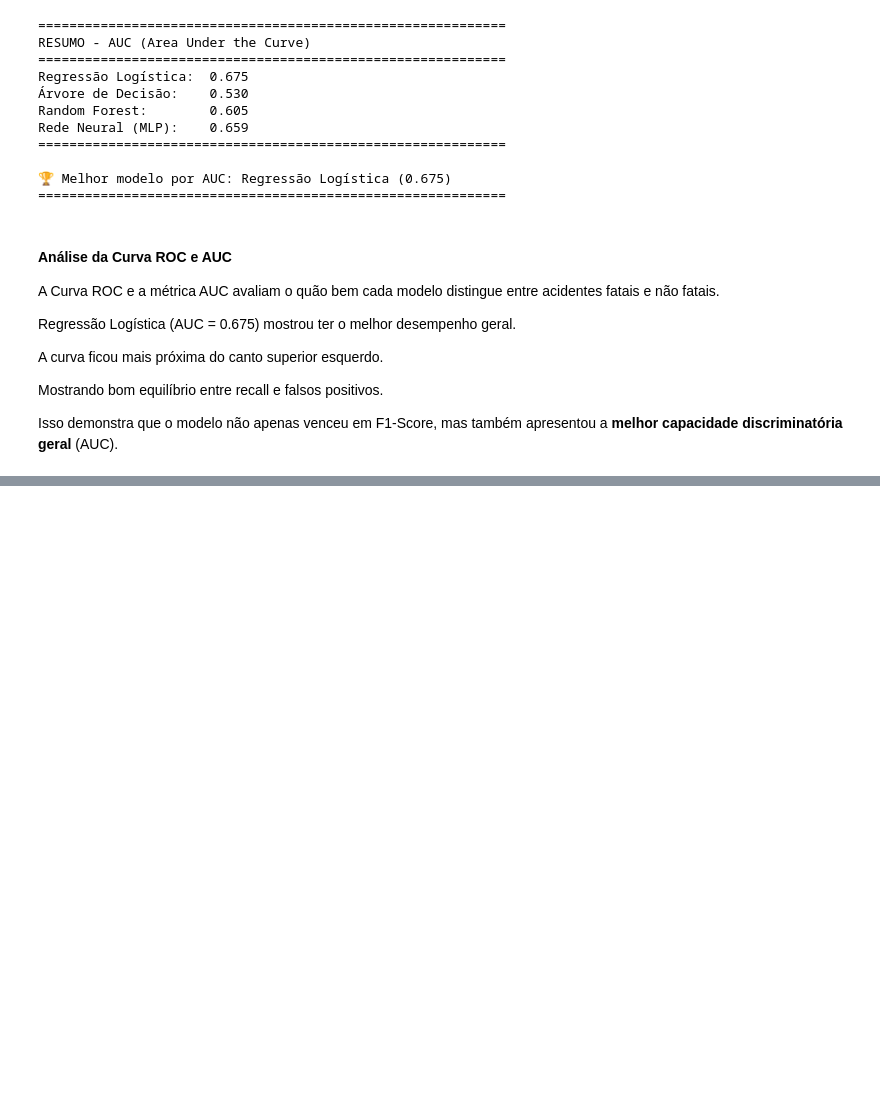
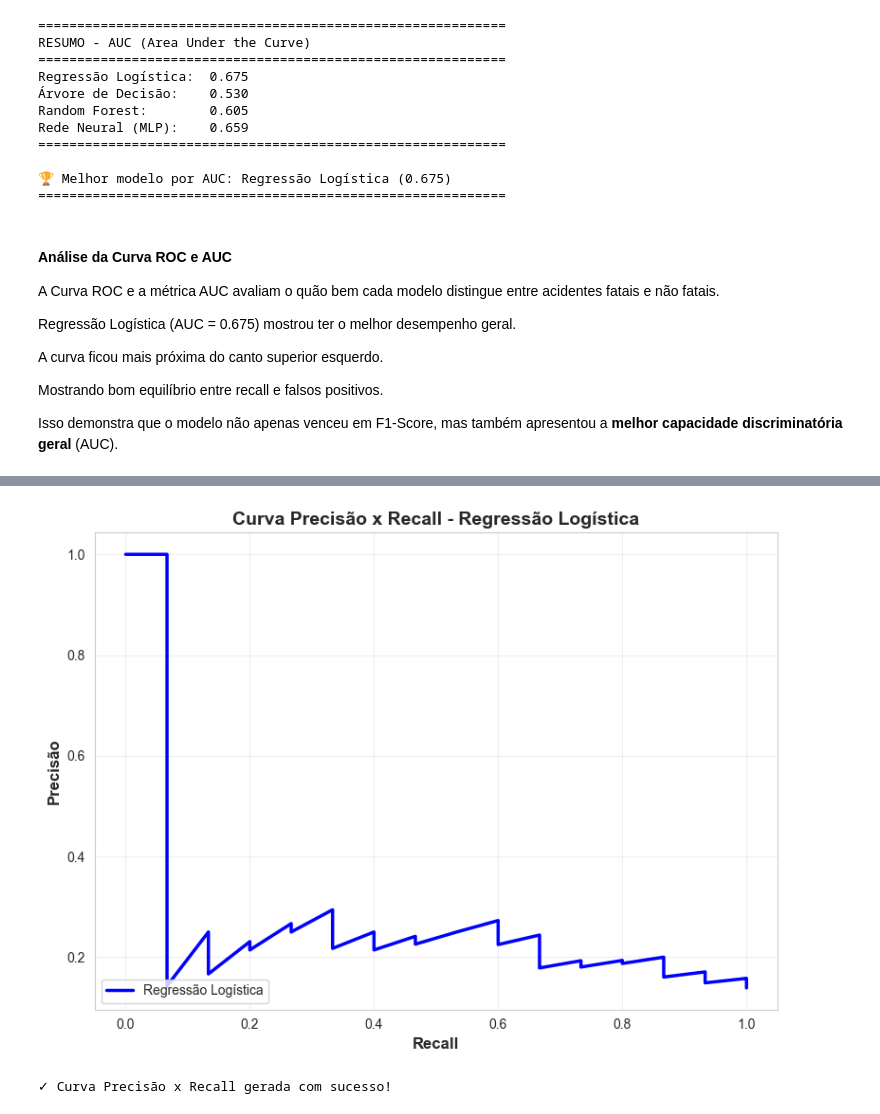
Before and after one commit to vtQuadros/Trabalho-Machine-Learning, a Jupyter notebook: projeto.ipynb, the cells around one changed output, grey strips where cells are left out. Cells and saved outputs as stored; diff of their text form; code cells hidden in the pictures; blank space fills up the shorter version.

```diff
--- a/projeto.ipynb
+++ b/projeto.ipynb
@@ -1636,0 +1066,21 @@ A abordagem simples e interpretável adotada (Regressão Logística com SMOTE e
+# %%
+from sklearn.metrics import precision_recall_curve
+
+# Calcular curva Precisão x Recall (usando a Regressão Logística)
+prec, rec, _ = precision_recall_curve(y_test, y_proba)
+
+# Plotar
+plt.figure(figsize=(8, 6))
+plt.plot(rec, prec, linewidth=2.5, color='blue', label='Regressão Logística')
+plt.xlabel("Recall", fontsize=12, fontweight='bold')
+plt.ylabel("Precisão", fontsize=12, fontweight='bold')
+plt.title("Curva Precisão x Recall - Regressão Logística", fontsize=14, fontweight='bold')
+plt.grid(alpha=0.3)
+plt.legend(loc='lower left')
+plt.tight_layout()
+plt.show()
+
+print("✓ Curva Precisão x Recall gerada com sucesso!")
+# %% [output]
+[figure, added]
+✓ Curva Precisão x Recall gerada com sucesso!
```
Also changed, not shown: parts of 27 cells of this notebook, 1 other file.
